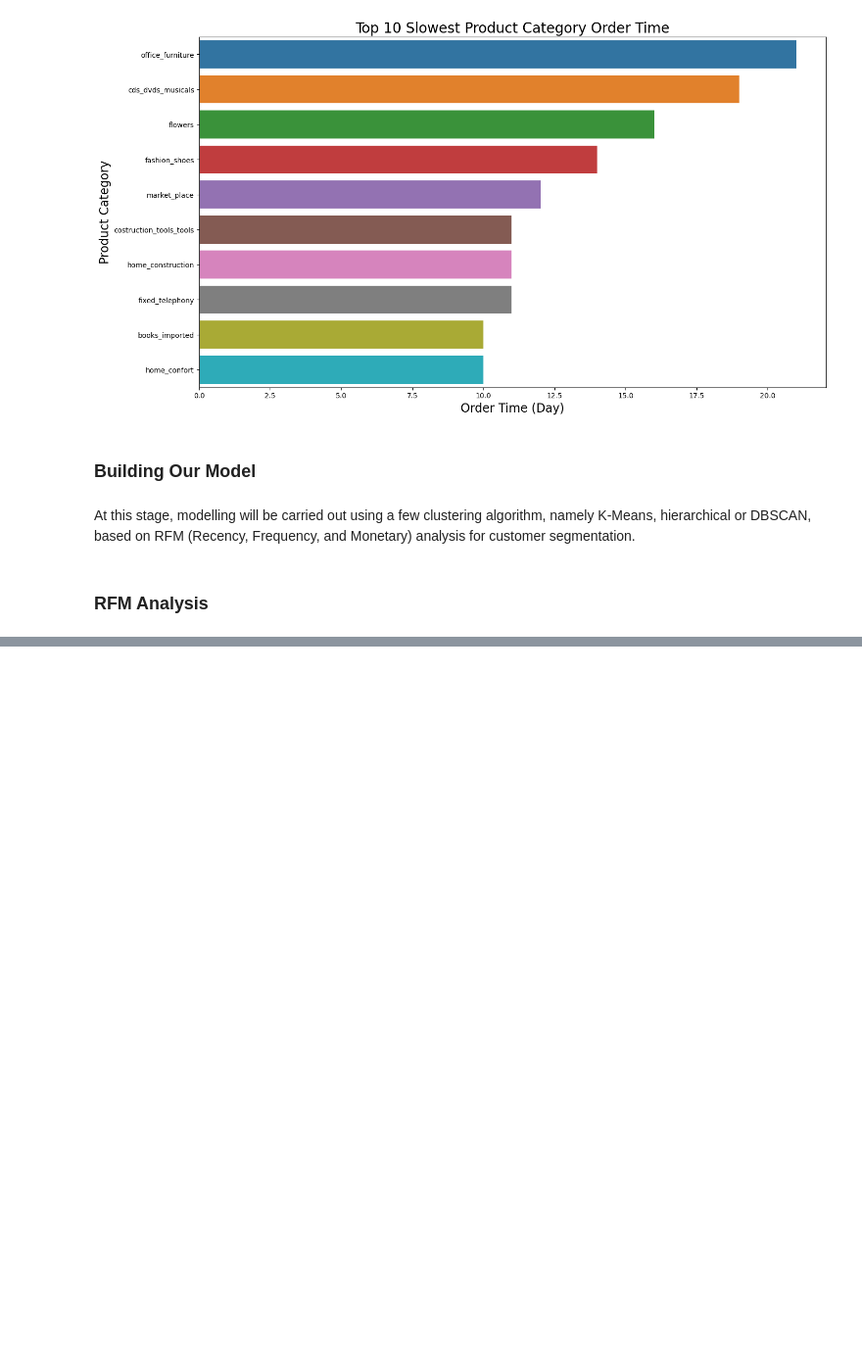
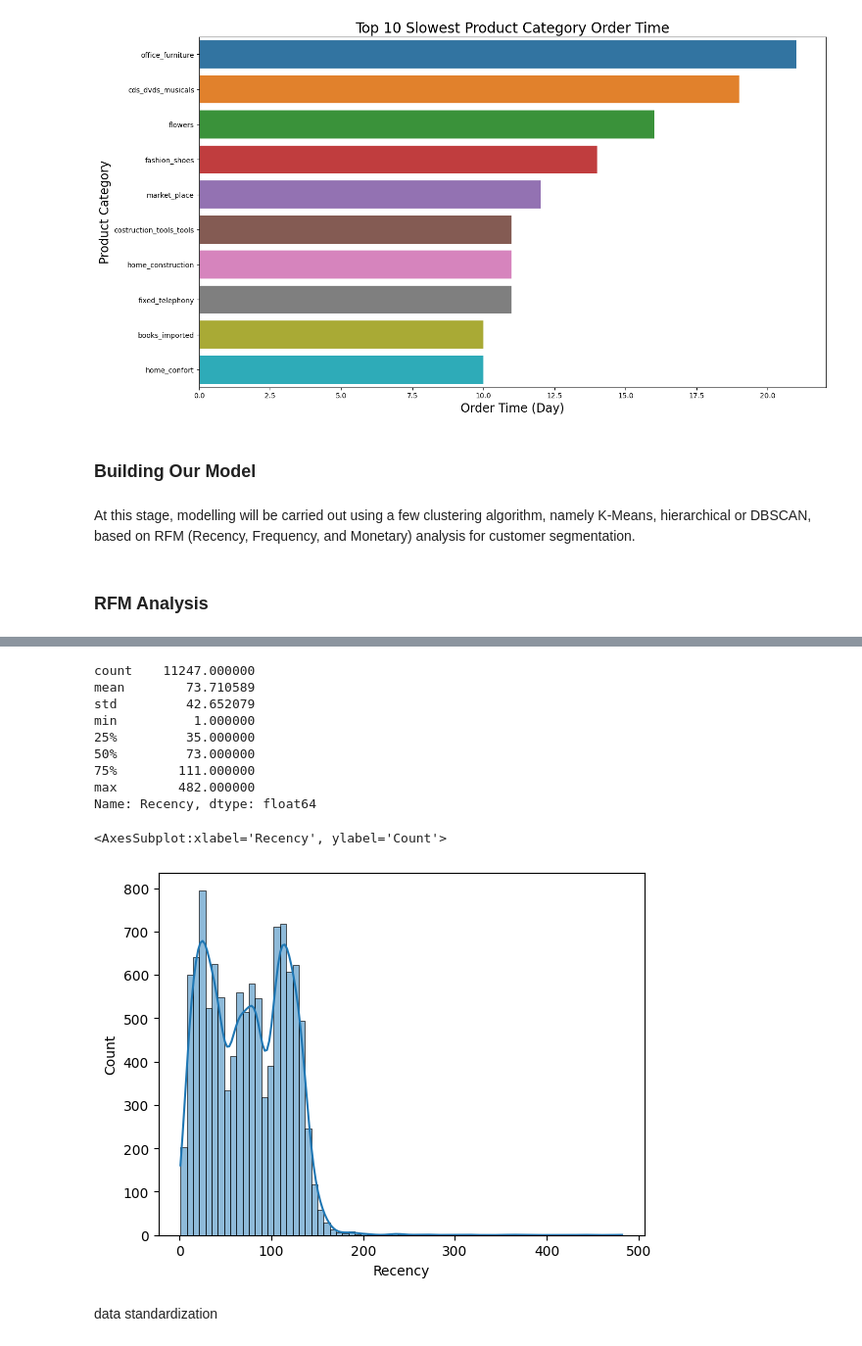
Before and after one commit to MatteoFerraresi/267161, a Jupyter notebook: main.ipynb, the cells around one changed output, grey strips where cells are left out. Shown at 98% size. Saved outputs shown, nothing was run; the diff lists cells and outputs as text; code cells hidden in the pictures; blank space fills up the shorter version.

```diff
--- a/main.ipynb
+++ b/main.ipynb
@@ -356,0 +448,17 @@ At this stage, modelling will be carried out using a  few clustering algorithm,
+# %%
+print(rfm['Recency'].describe())
+sns.histplot(x='Recency', data=rfm, kde=True)
+# %% [output]
+count    11247.000000
+mean        73.710589
+std         42.652079
+min          1.000000
+25%         35.000000
+50%         73.000000
+75%        111.000000
+max        482.000000
+Name: Recency, dtype: float64
+<AxesSubplot:xlabel='Recency', ylabel='Count'>
+[figure, added]
+# %% [markdown]
+data standardization
```
Also changed, not shown: parts of 12 cells of this notebook.
